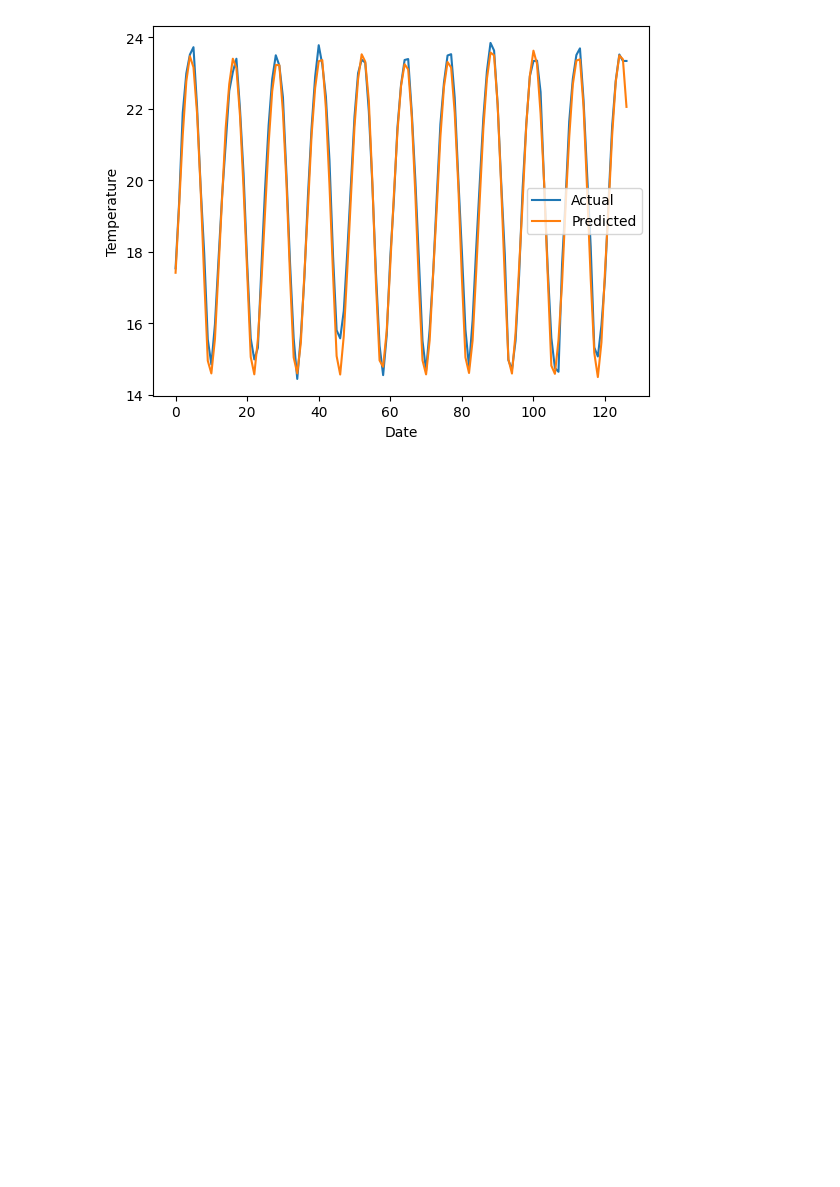
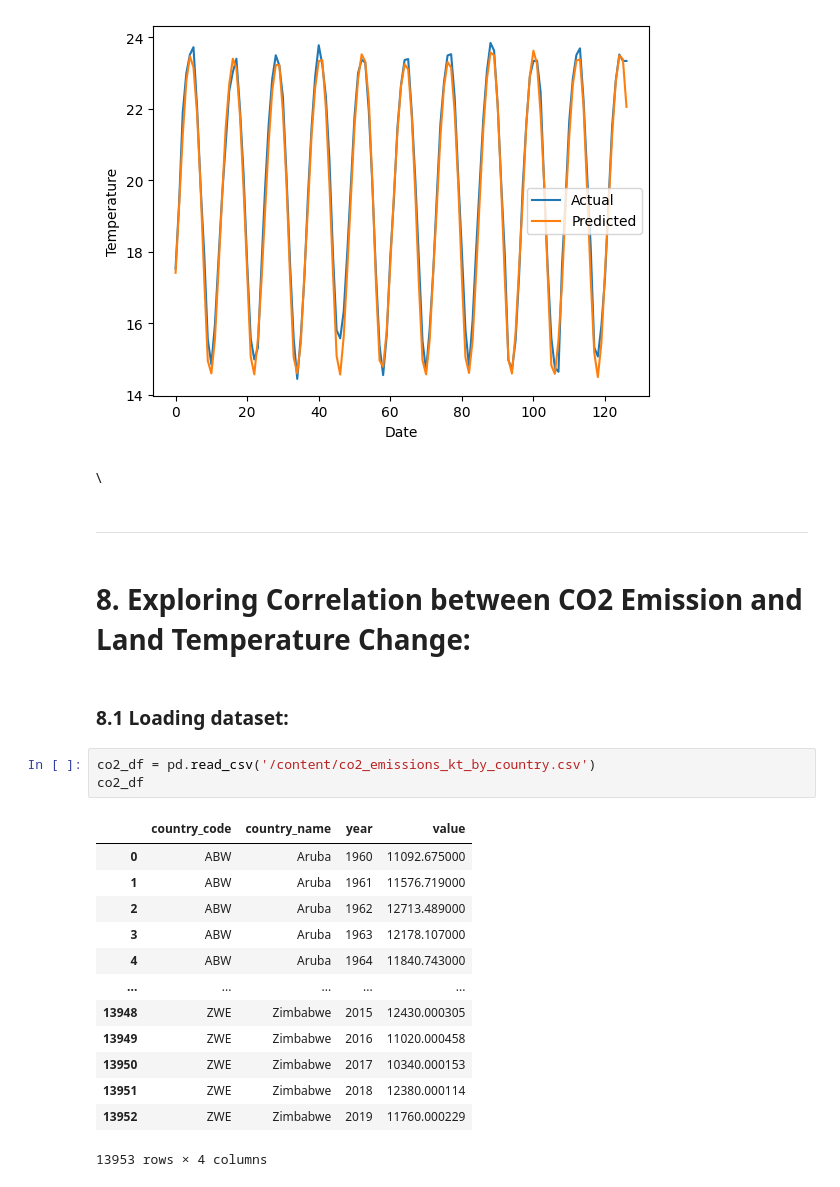
Before and after one commit to HassanZeb01/land_temperature_by_country, a Jupyter notebook: climate_temperature.ipynb, the cells around one changed output. Drawn from its saved outputs; the diff is of its cells as text; blank space fills up the shorter version.

```diff
--- a/climate_temperature.ipynb
+++ b/climate_temperature.ipynb
@@ -911,3 +923,30 @@ plt.legend()
 plt.show()
 # %% [output]
 [figure]
+# %% [markdown]
+\
+# %% [markdown]
+
+
+---
+# %% [markdown]
+# **8. Exploring Correlation between CO2 Emission and Land Temperature Change:**
+# %% [markdown]
+### **8.1 Loading dataset:**
+# %%
+co2_df = pd.read_csv('/content/co2_emissions_kt_by_country.csv')
+co2_df
+# %% [output]
+|  | country_code | country_name | year | value |
+| 0 | ABW | Aruba | 1960 | 11092.675000 |
+| 1 | ABW | Aruba | 1961 | 11576.719000 |
+| 2 | ABW | Aruba | 1962 | 12713.489000 |
+| 3 | ABW | Aruba | 1963 | 12178.107000 |
+| 4 | ABW | Aruba | 1964 | 11840.743000 |
+| ... | ... | ... | ... | ... |
+| 13948 | ZWE | Zimbabwe | 2015 | 12430.000305 |
+| 13949 | ZWE | Zimbabwe | 2016 | 11020.000458 |
+| 13950 | ZWE | Zimbabwe | 2017 | 10340.000153 |
+| 13951 | ZWE | Zimbabwe | 2018 | 12380.000114 |
+| 13952 | ZWE | Zimbabwe | 2019 | 11760.000229 |
+13953 rows × 4 columns
```
Also changed, not shown: parts of 23 cells of this notebook.
